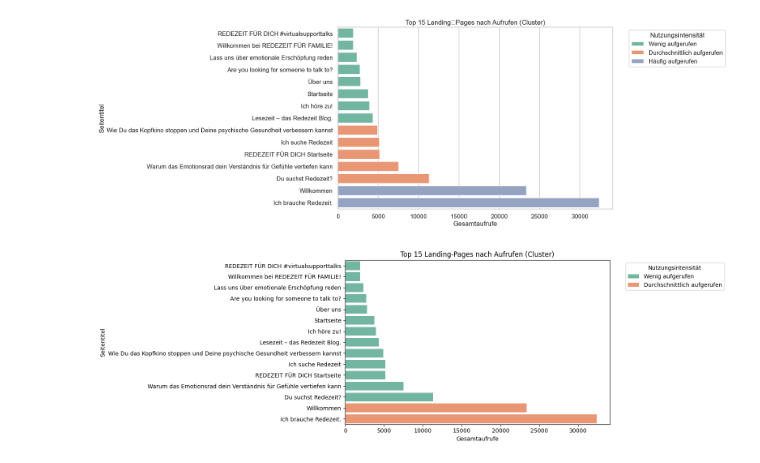
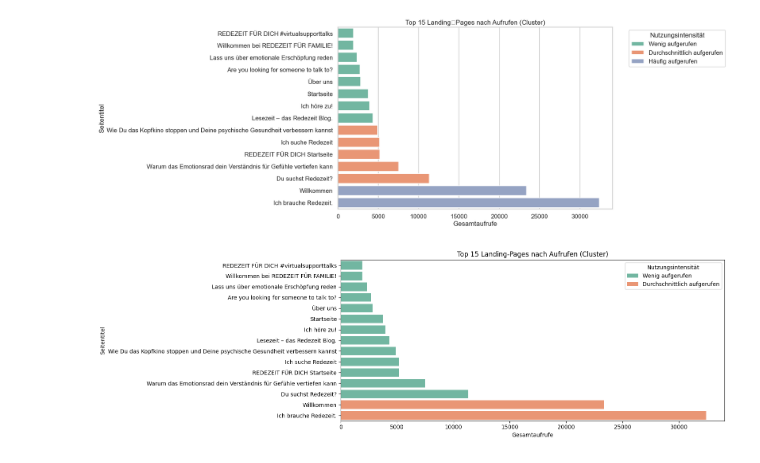
Before and after one commit to AmerorasWorks/Redezeit-Analyse, a Jupyter notebook: src/analytix/redezeit_analytix/Datenüberblick.ipynb, the cells around one changed output. Saved outputs shown, nothing was run; the diff lists cells and outputs as text; code cells hidden in the pictures.

```diff
--- a/src/analytix/redezeit_analytix/Datenüberblick.ipynb
+++ b/src/analytix/redezeit_analytix/Datenüberblick.ipynb
@@ -31,8 +31,12 @@ print("Alle Imports geladen")
 # %% [output]
 Alle Imports geladen
 # %%
+import psycopg2
+import configparser
+import os
+
 # 🔌 Verbindung zur PostgreSQL-Datenbank über .ini-Datei im Projekt-Hauptverzeichnis
-def db_connect(config_file='../../config.ini', section='postgresql'):
+def db_connect(config_file='../../../config.ini', section='postgresql'):
     parser = configparser.ConfigParser()
     parser.read(config_file)
 
@@ -875,6 +879,11 @@ plt.show()
 [figure]
 # %%
 # Top 15 Landingpages auswählen
+from turtle import left
+
+from networkx import center
+
+
 df_lp = df_landingpage.groupby("seitentitel")["aufrufe"].sum().reset_index()
 df_lp = df_lp.sort_values("aufrufe", ascending=False).head(15).copy()
 
@@ -902,32 +911,33 @@ kmeans_lp = KMeans(n_clusters=optimal_k, random_state=42, n_init="auto").fit(X_l
 df_lp["cluster"] = kmeans_lp.labels_
 
 # Cluster-Mittelwerte zur Sortierung
 cluster_means = df_lp.groupby("cluster")["aufrufe"].mean().sort_values()
 
 # Automatische Label-Zuweisung nach Mittelwert
 cluster_labels = {}
 labels = ["Wenig aufgerufen", "Durchschnittlich aufgerufen", "Häufig aufgerufen"]
 for i, cluster in enumerate(cluster_means.index):
     label = labels[i] if i < len(labels) else f"Cluster {i}"
     cluster_labels[cluster] = label
 
 # Labels übernehmen
 df_lp["cluster_label"] = df_lp["cluster"].map(cluster_labels)
 
 # Visualisierung
 plt.figure(figsize=(16, 5))
 sns.barplot(
     data=df_lp.sort_values("aufrufe"),
     y="seitentitel",
     x="aufrufe",
     hue="cluster_label",
     palette="Set2",
 )
 plt.title("Top 15 Landing‑Pages nach Aufrufen (Cluster)")
 plt.xlabel("Gesamtaufrufe")
 plt.ylabel("Seitentitel")
-plt.legend(title="Nutzungsintensität", bbox_to_anchor=(1.05, 1), loc="upper left")
+plt.legend(title="Nutzungsintensität", loc="best")
+
 plt.tight_layout()
 plt.show()
 # %% [output]
-[figure, old version]
+[figure, new version]
```
Also changed, not shown: parts of 1 cell of this notebook, 2 other files.
